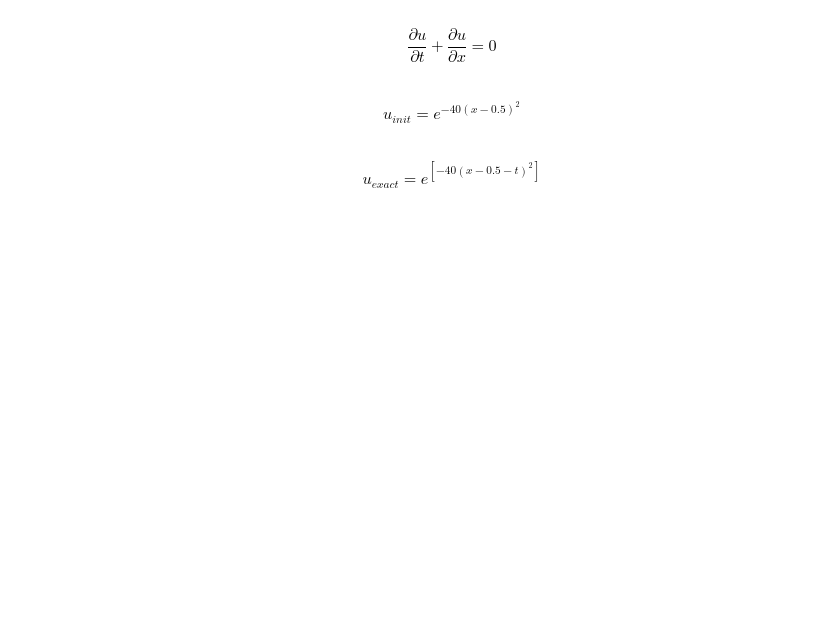
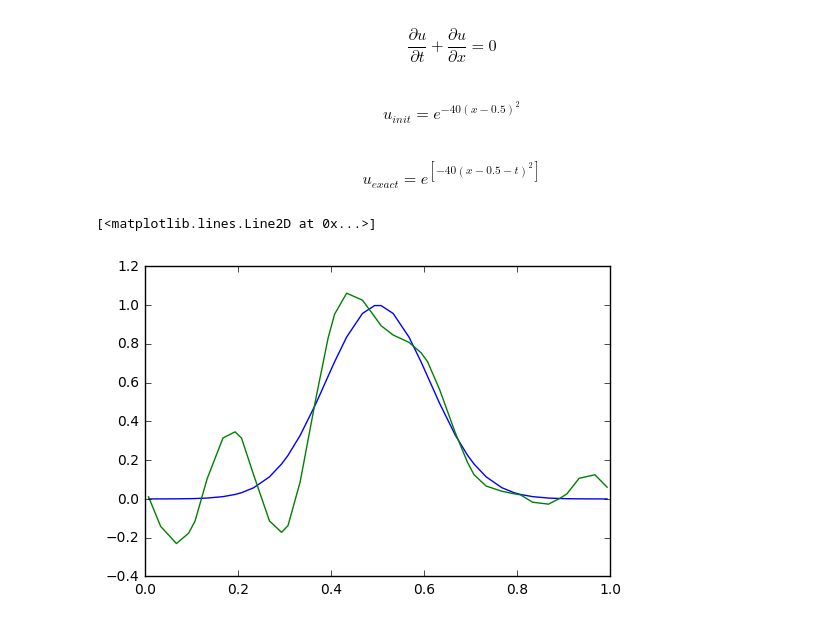
Before and after one commit to piyueh/SEM-Toolbox, a Jupyter notebook: Huynh2007/Fig9.1(b)-(f).ipynb, the cells around one changed output. Cells and saved outputs as stored; diff of their text form; code cells hidden in the pictures; blank space fills up the shorter version.

```diff
--- a/Huynh2007/Fig9.1(b)-(f).ipynb
+++ b/Huynh2007/Fig9.1(b)-(f).ipynb
@@ -231,0 +227,27 @@ def u_exact(x, t):
+# %%
+class SolutionPntSet(numpy.ndarray):
+    """"""
+
+    def __new__(cls, grid, ic):
+        """"""
+        obj = ic.copy().view(cls)
+        obj.grid = grid
+        obj.local_soln = {}
+        for i in range(obj.grid.Ne):
+
+            bg = obj.grid.jk2g[(i, 0)]
+            ed = bg + obj.grid.K
+
+            obj.local_soln[i] = LocalSolutionPnts(
+                obj.grid.elements[i], obj[bg:ed])
+
+        obj.update_ghost()
+
+        return obj
+
+    def update_ghost(self):
+        """
+        Currently only support periodic BC
+        """
+        self.local_soln[-1] = self.local_soln[self.grid.Ne-1]
+        self.local_soln[self.grid.Ne] = self.local_soln[0]
@@ -232 +333,6 @@ def u_exact(x, t):
+# %%
+config = Config()
+E = ElementSet(config)
+u = SolutionPntSet(E, u_init(E.x))
+fr = FR1D(flux, E, config)
 # %%
@@ -240,0 +350,6 @@ def RK4(u, dx, dt, rhs):
+# %%
+pyplot.plot(E.x, u_init(E.x))
+pyplot.plot(E.x, u)
+# %% [output]
+[<matplotlib.lines.Line2D at 0x...>]
+[figure, added]
```
Also changed, not shown: parts of 16 cells of this notebook.
